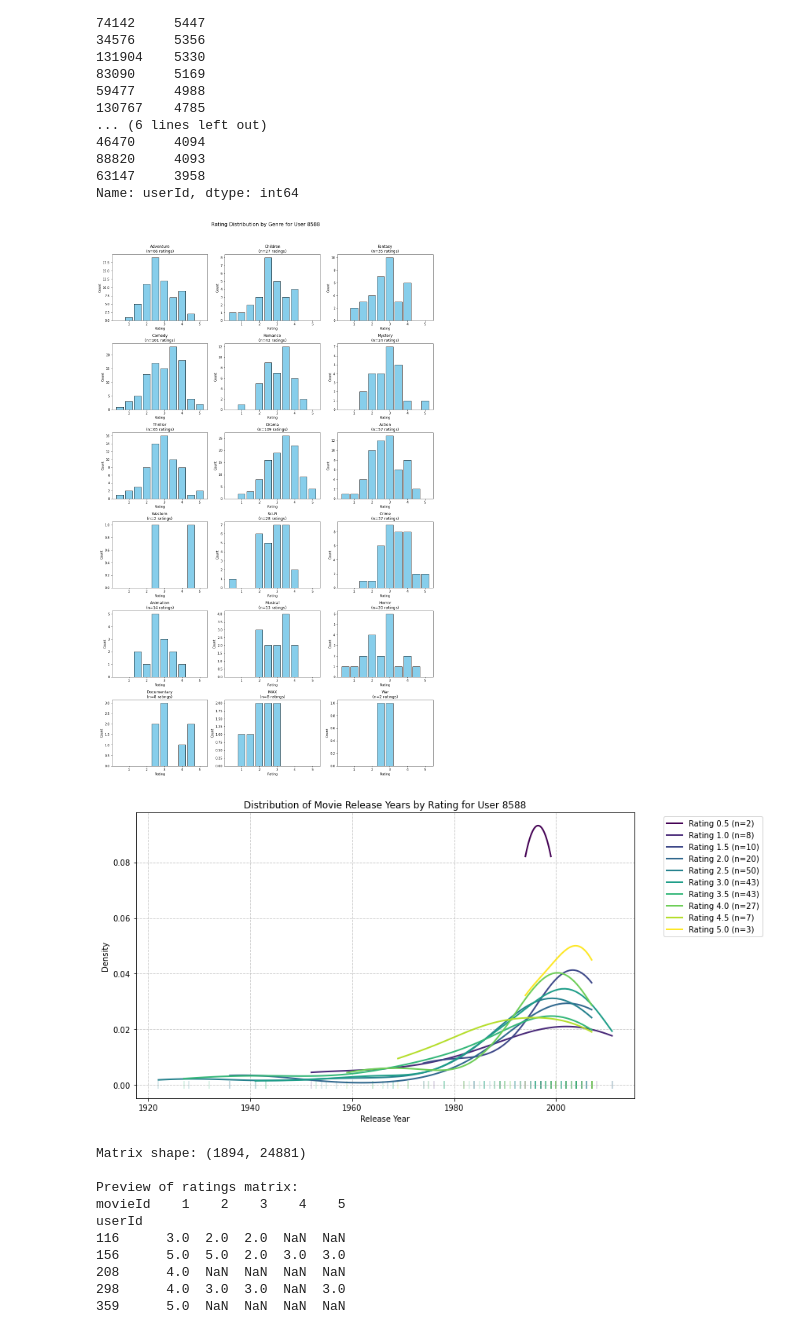
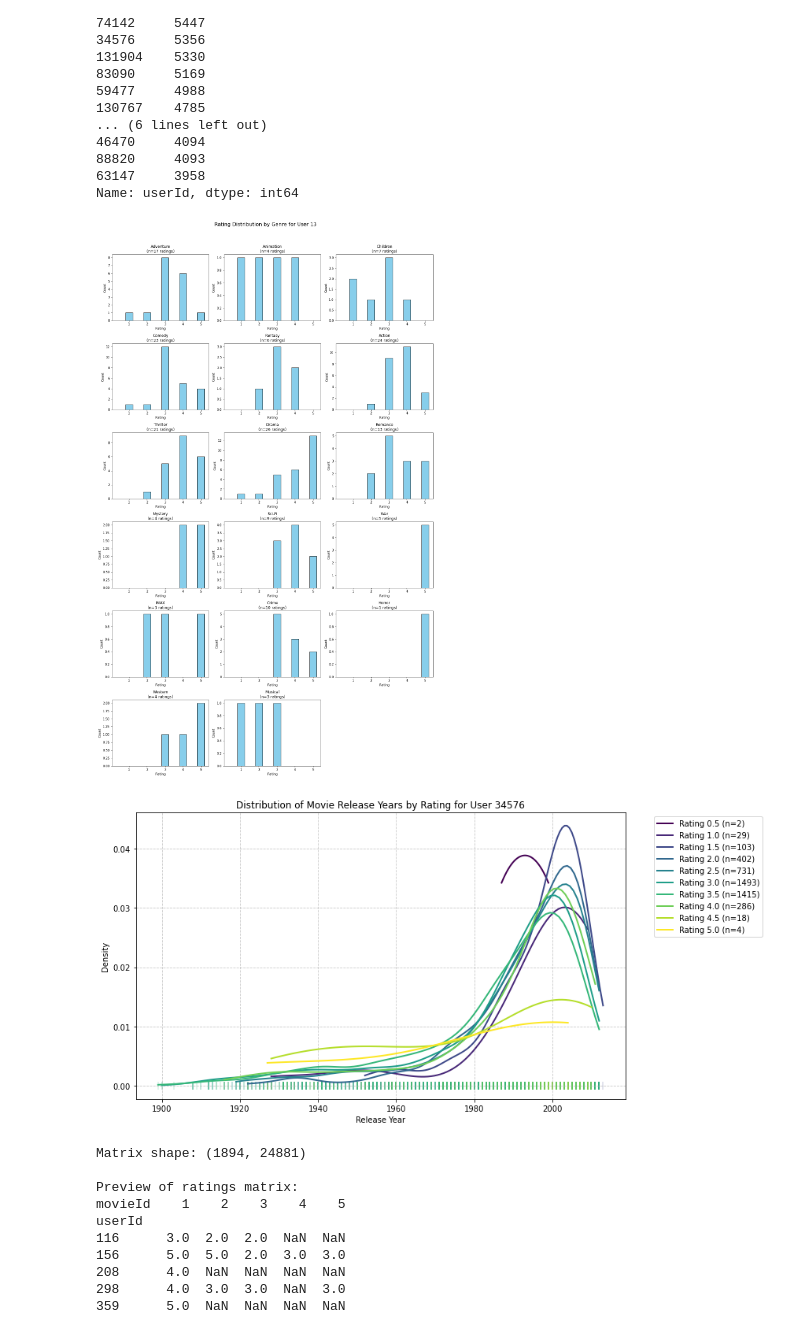
Before and after one commit to epfl-ada/ada-2024-project-skibidata, a Jupyter notebook: alex_ratings.ipynb, the cells around one changed output. Drawn from its saved outputs; the diff is of its cells as text; code cells hidden in the pictures.

```diff
--- a/alex_ratings.ipynb
+++ b/alex_ratings.ipynb
@@ -306,14 +308,14 @@ User with the most ratings:
 63147     3958
 Name: userId, dtype: int64
 # %%
-fig1 = plot_user_genre_ratings(8588, df, movies)
+fig1 = plot_user_genre_ratings(13, df, movies)
 plt.show()
 
-fig2 = plot_ratings_by_release_year(8588, df, merged_df)
+fig2 = plot_ratings_by_release_year(34576, df, merged_df)
 plt.show()
 # %% [output]
-[figure, old version]
+[figure, new version]
-[figure, old version]
+[figure, new version]
 # %%
 # Filter users by minimum number of ratings to reduce matrix size
 min_ratings = 1000  # adjust this as needed
```
Also changed, not shown: parts of 14 cells of this notebook, 1 other file.
